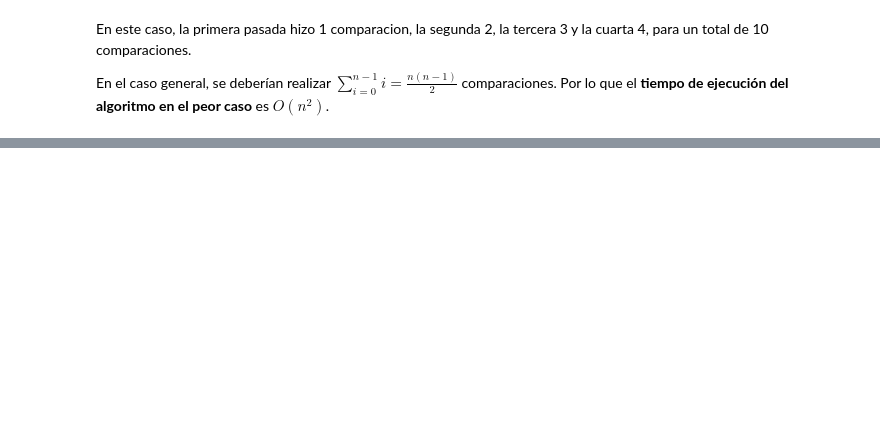
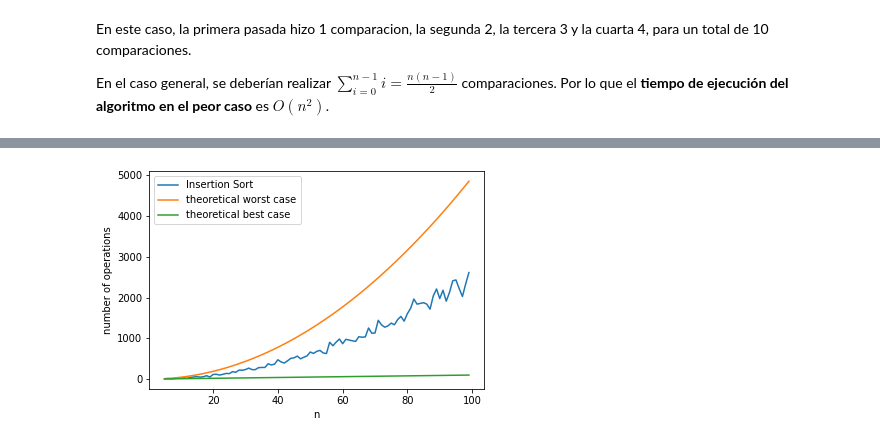
Before and after one commit to reinaldo110/ADA-Informes, a Jupyter notebook: Informe InsertionSort.ipynb, the cells around one changed output, grey strips where cells are left out. Saved outputs shown, nothing was run; the diff lists cells and outputs as text; code cells hidden in the pictures; blank space fills up the shorter version.

```diff
--- a/Informe InsertionSort.ipynb
+++ b/Informe InsertionSort.ipynb
@@ -20,6 +20,8 @@ import copy
 
 def insertionSort(a, verbose=False):
     comps = 0
+    movs = 0
+    chk = False
     for i in range(1, len(a)):
         if verbose == True:
             print("\nIndice actual", i)
@@ -31,11 +33,14 @@ def insertionSort(a, verbose=False):
 
         while j >= 0 and pos < a[j]:
             if verbose == True: print("\nIndice anterior menor al actual.\nMoviendo posicion a indice", j)
-            comps += j # Esto cuenta como una comparacion
+            if chk == False:
+                movs += i
+                chk = True
+            comps += 1 # Esto cuenta como una comparacion
             a[j+1] = a[j] # Se cambia el valor del indice actual por el anterior a este
             j -= 1 # Se baja un indice
             if verbose == True: print(a)
-
+        chk = False
         a[j+1] = pos # El indice previamente guardado se vuelve a introducir al arreglo
 
         if verbose == True:
@@ -43,8 +48,8 @@ def insertionSort(a, verbose=False):
             print(a)
             print("\n")
     if verbose == True:
-        print("output final = ")
-        print(a)
+        print("Movimientos =", movs)
+        print("Retrocesos Promedio =", (movs/comps))
     return a, comps
 
 a = [26, 16, 21, 38, 22]
@@ -166,0 +227,23 @@ En el caso general, se deberían realizar $\sum\limits_{i=0}^{n-1} i=\frac{n(n-1
+# %%
+import matplotlib.pyplot as plt
+
+x=[n for n in range(5,100)]
+y1=[n*(n-1)/2 for n in range(5,100)] # worst case
+y2=[n-1 for n in range(5,100)] # best case
+y=[];
+
+for n in range(5,100):
+  a = random.sample(range(1, 100), n)
+  a,counter = insertionSort(a)
+  y.append(counter)
+
+plt.plot(x,y)
+plt.plot(x,y1)
+plt.plot(x,y2)
+plt.legend(["Insertion Sort", "theoretical worst case", "theoretical best case"])
+
+plt.xlabel('n')
+plt.ylabel('number of operations')
+plt.show()
+# %% [output]
+[figure, added]
```
Also changed, not shown: parts of 13 cells of this notebook.
